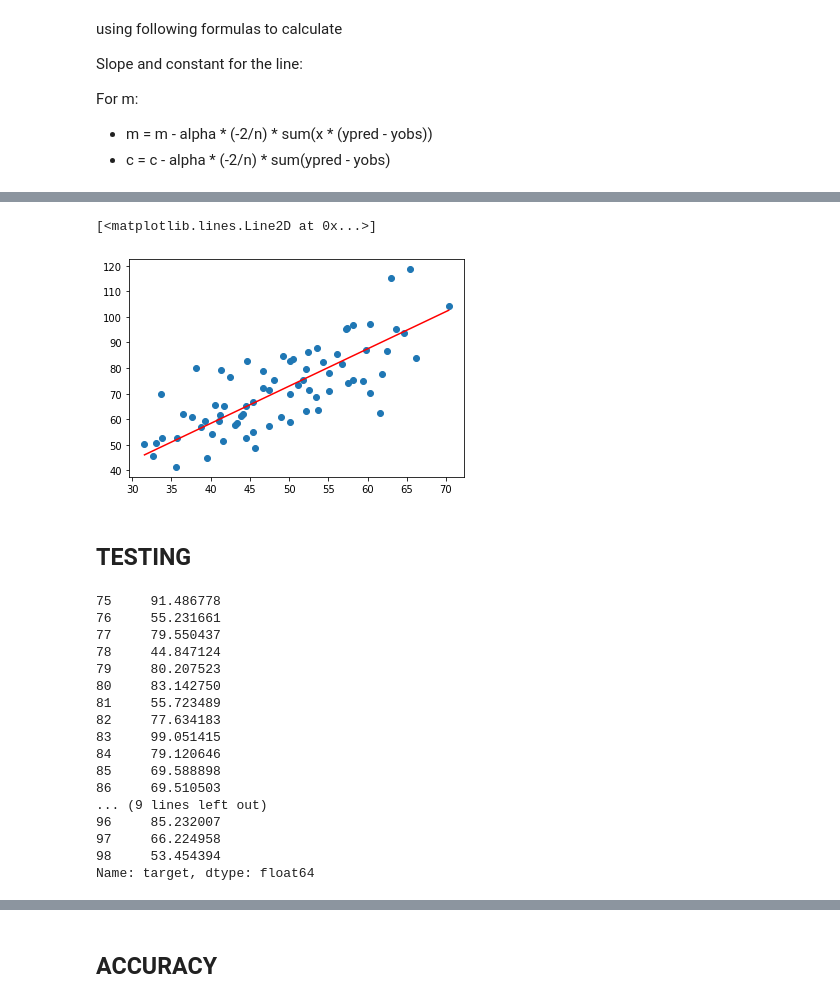
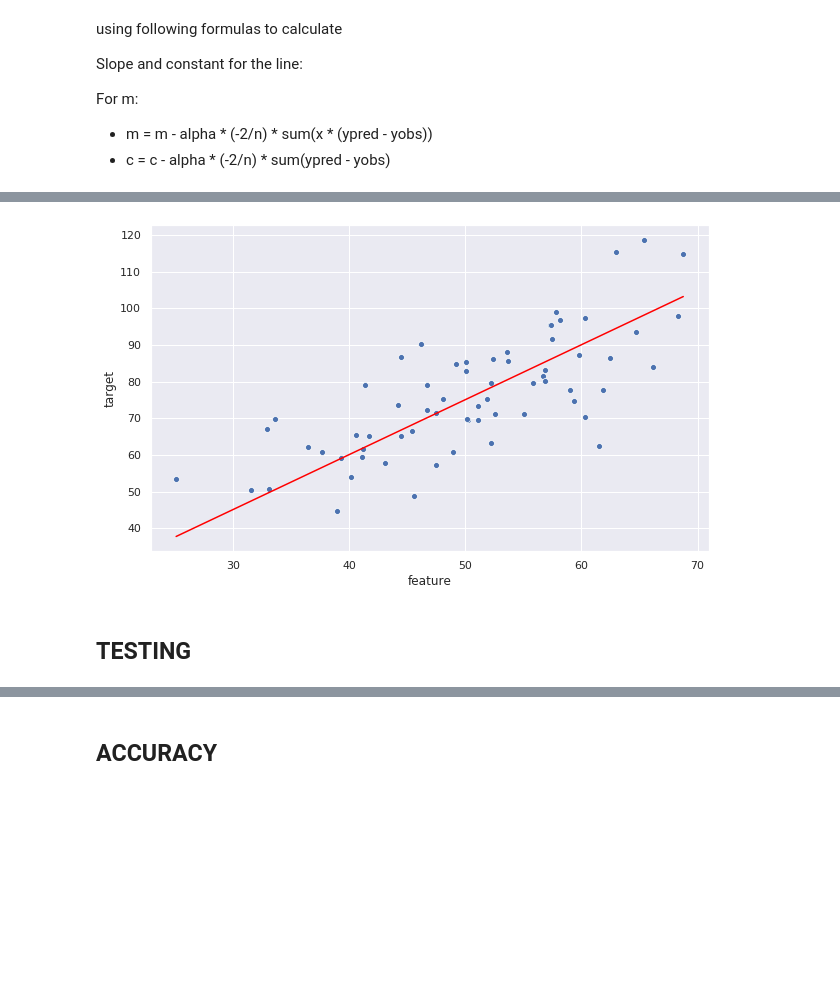
Before and after one commit to m-yasir/linear-regression-ds-course, a Jupyter notebook: linear-regression.ipynb, the cells around one changed output, grey strips where cells are left out. Cells and saved outputs as stored; diff of their text form; code cells hidden in the pictures; blank space fills up the shorter version.

Commit message:
Updated graphs to use seaborn

```diff
--- a/linear-regression.ipynb
+++ b/linear-regression.ipynb
@@ -60,0 +23,3 @@ plt.show()
+# %%
+sns.set(rc={'figure.figsize':(10, 6)})
+ax = sns.distplot(df["feature"])
@@ -60,0 +28,5 @@ plt.show()
+# %%
+X_train, X_test, y_train, y_test = train_test_split(df["feature"], df["target"], test_size=0.33, random_state=42)
+# %%
+sns.set(rc={'figure.figsize':(10, 6)})
+ax = sns.scatterplot(X_train, y_train)
@@ -81,7 +55,7 @@ def getRegressionLine(x_train, y_train, alpha, iterations):
         c = c - alpha * (-2/n) * sum(loss)
     return (m, c)
 # %%
-m,c = getRegressionLine(x_train, y_train, hyper_parameter, 1000)
+m,c = getRegressionLine(X_train, y_train, hyper_parameter, 1000)
 # %%
 print(f"Equation is: Y = {m}*X + {c}")
 # %% [output]
@@ -89,32 +63,12 @@ Equation is: Y = 1.4570286955465837*X + 0.08132407563172861
 # %%
-results = m*x_train+c
+results = m*X_train+c
 
-plt.scatter(x_train, y_train)
-plt.plot([min(x_train), max(x_train)], [min(results), max(results)], color='red')
+sns.set(rc={'figure.figsize':(10, 6)})
+
+sns.scatterplot(X_train, y_train)
+
+ax = sns.lineplot([min(X_train), max(X_train)], [min(results), max(results)], color='red')
 # %% [output]
-[<matplotlib.lines.Line2D at 0x...>]
-[figure, old version]
+[figure, new version]
 # %% [markdown]
 ## TESTING
-# %%
-y_test = df["target"].iloc[train_ratio+1:]
-
-y_test
-# %% [output]
-75     91.486778
-76     55.231661
-77     79.550437
-78     44.847124
-79     80.207523
-80     83.142750
-81     55.723489
-82     77.634183
-83     99.051415
-84     79.120646
-85     69.588898
-86     69.510503
-... (9 lines left out)
-96     85.232007
-97     66.224958
-98     53.454394
-Name: target, dtype: float64
```
Also changed, not shown: parts of 14 cells of this notebook.
